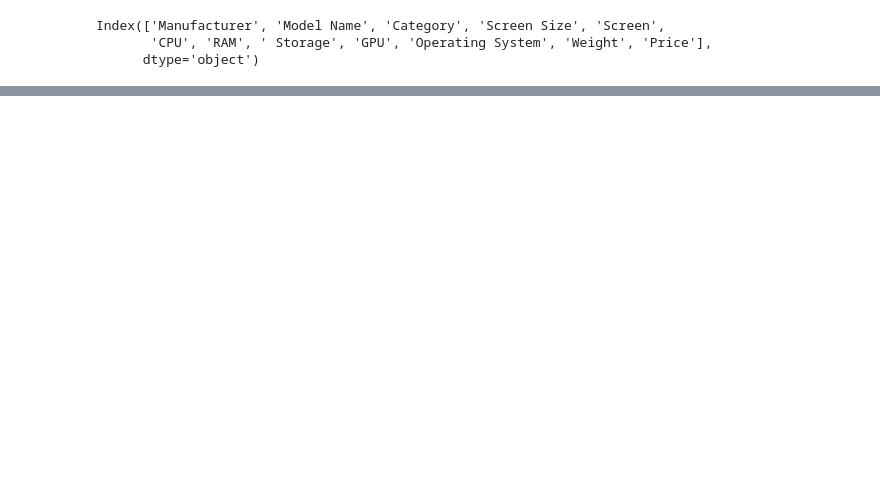
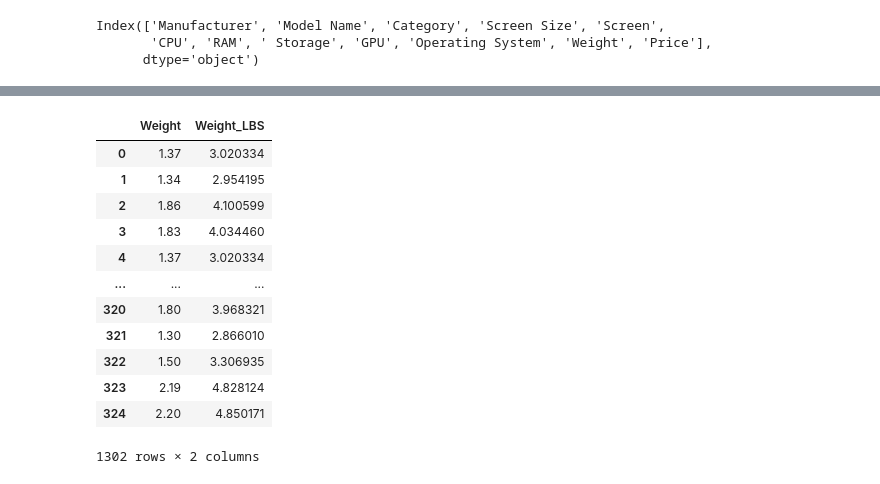
Before and after one commit to jlh28145/Laptop-Price-Regression, a Jupyter notebook: Laptop Price Regression.ipynb, the cells around one changed output, grey strips where cells are left out. Cells and saved outputs as stored; diff of their text form; code cells hidden in the pictures; blank space fills up the shorter version.

```diff
--- a/Laptop Price Regression.ipynb
+++ b/Laptop Price Regression.ipynb
@@ -418,2 +571,5 @@ Index(['Manufacturer', 'Model Name', 'Category', 'Screen Size', 'Screen',
 # %%
 #Target Encoding for Manfacturer
+# %%
+df['Weight_LBS'] = df.Weight*2.204623
+df.Weight_LBS
@@ -419,0 +589,23 @@ Index(['Manufacturer', 'Model Name', 'Category', 'Screen Size', 'Screen',
+# %%
+df.Weight = df.Weight.str.replace('kg','')
+# %%
+df.Weight = df.Weight.astype(float)
+# %%
+#4s is a typo. Google search the weight of the laptop
+df.Weight = df.Weight.replace('4s','4.04')
+# %%
+df[['Weight','Weight_LBS']]
+# %% [output]
+|  | Weight | Weight_LBS |
+| 0 | 1.37 | 3.020334 |
+| 1 | 1.34 | 2.954195 |
+| 2 | 1.86 | 4.100599 |
+| 3 | 1.83 | 4.034460 |
+| 4 | 1.37 | 3.020334 |
+| ... | ... | ... |
+| 320 | 1.80 | 3.968321 |
+| 321 | 1.30 | 2.866010 |
+| 322 | 1.50 | 3.306935 |
+| 323 | 2.19 | 4.828124 |
+| 324 | 2.20 | 4.850171 |
+1302 rows × 2 columns
```
Also changed, not shown: parts of 8 cells of this notebook.
